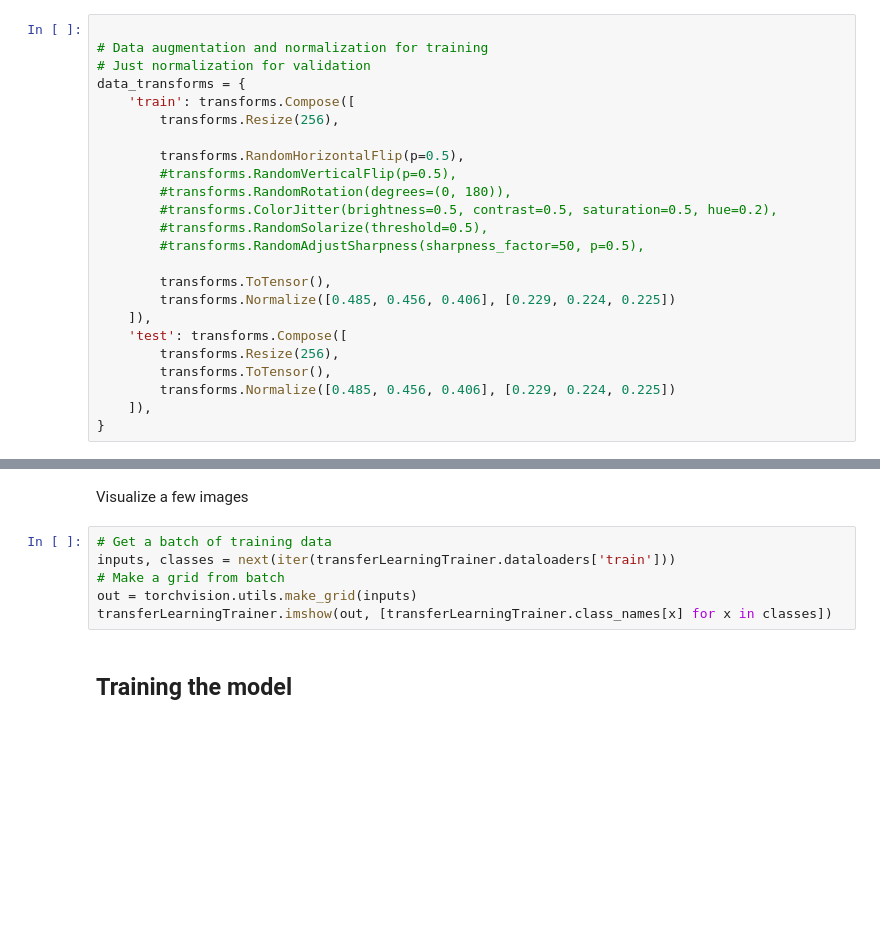
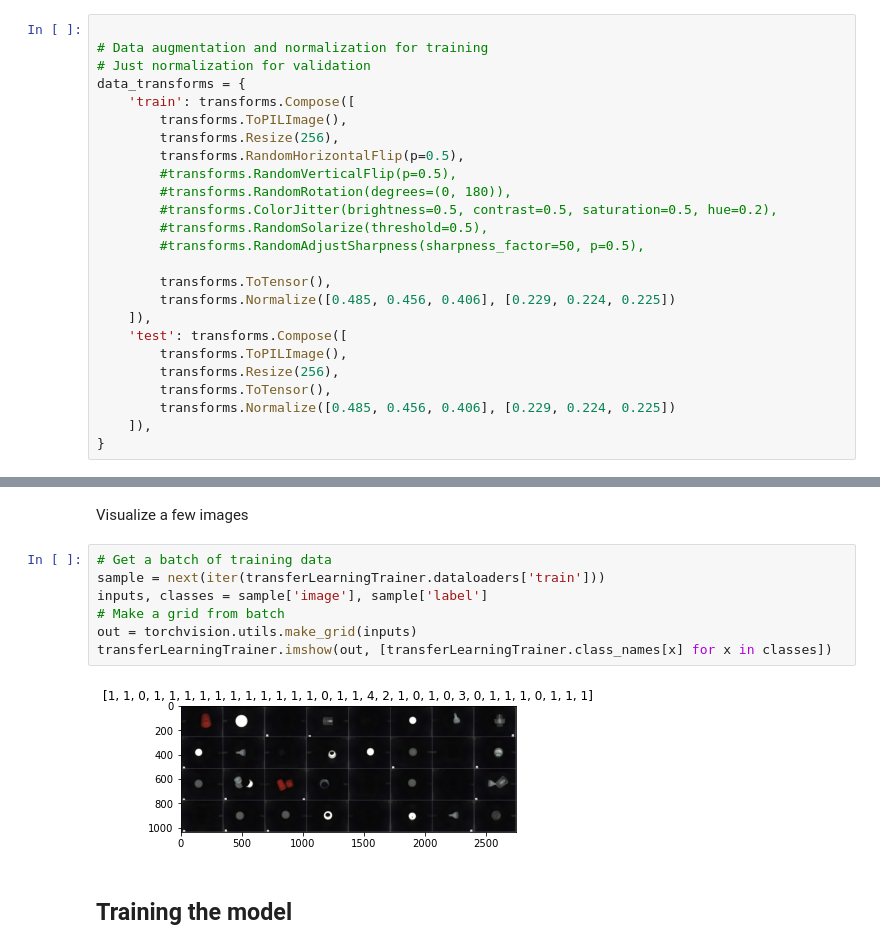
Before and after one commit to eismont21/AnomaliesRecycling, a Jupyter notebook: notebooks/TransferLearning.ipynb, the cells around one changed output, grey strips where cells are left out. Cells and saved outputs as stored; diff of their text form; blank space fills up the shorter version.

```diff
--- a/notebooks/TransferLearning.ipynb
+++ b/notebooks/TransferLearning.ipynb
@@ -49,8 +49,8 @@ Load Data and Data Augmentation
 # Just normalization for validation
 data_transforms = {
     'train': transforms.Compose([
+        transforms.ToPILImage(),
         transforms.Resize(256),
-
         transforms.RandomHorizontalFlip(p=0.5),
         #transforms.RandomVerticalFlip(p=0.5),
         #transforms.RandomRotation(degrees=(0, 180)),
@@ -62,6 +62,7 @@ data_transforms = {
         transforms.Normalize([0.485, 0.456, 0.406], [0.229, 0.224, 0.225])
     ]),
     'test': transforms.Compose([
+        transforms.ToPILImage(),
         transforms.Resize(256),
         transforms.ToTensor(),
         transforms.Normalize([0.485, 0.456, 0.406], [0.229, 0.224, 0.225])
@@ -73,10 +74,13 @@ transferLearningTrainer = TransferLearningTrainer(data_transforms=data_transform
 Visualize a few images
 # %%
 # Get a batch of training data
-inputs, classes = next(iter(transferLearningTrainer.dataloaders['train']))
+sample = next(iter(transferLearningTrainer.dataloaders['train']))
+inputs, classes = sample['image'], sample['label']
 # Make a grid from batch
 out = torchvision.utils.make_grid(inputs)
 transferLearningTrainer.imshow(out, [transferLearningTrainer.class_names[x] for x in classes])
+# %% [output]
+[figure, added]
 # %% [markdown]
 Training the model
 ------------------
```
Also changed, not shown: parts of 1 cell of this notebook.
